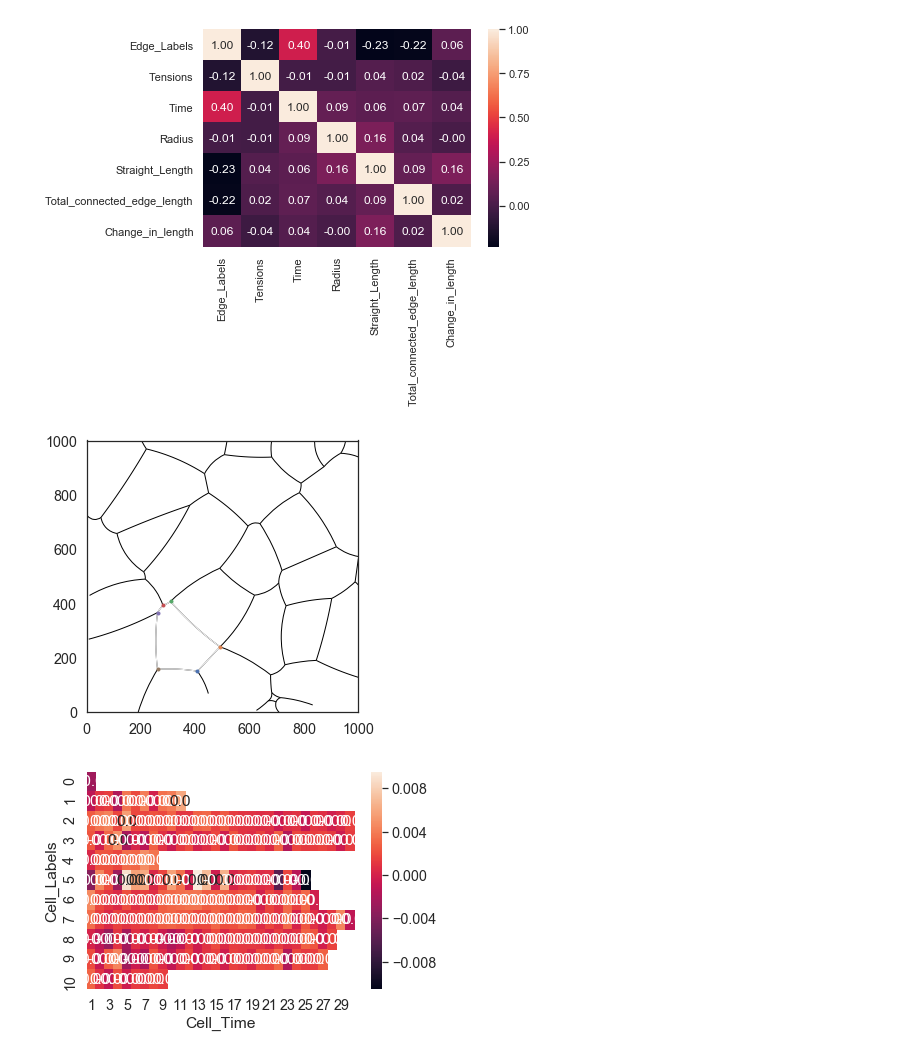
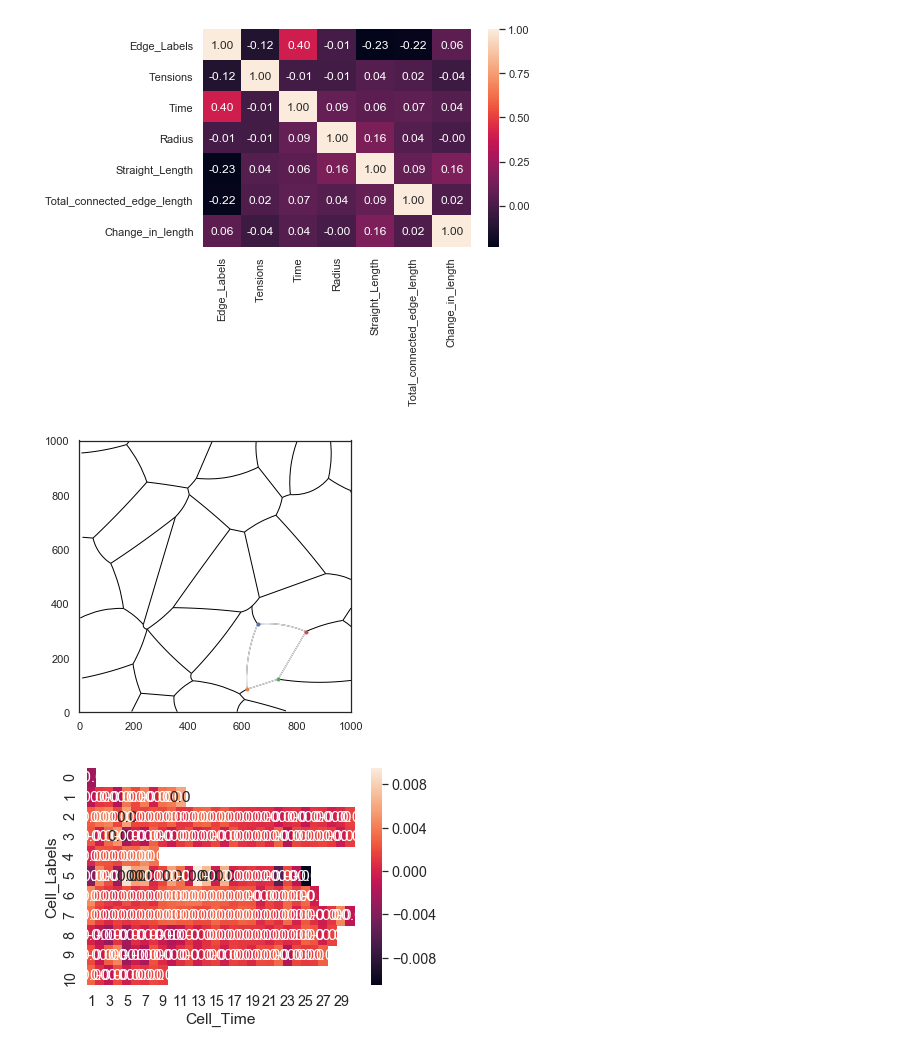
Before and after one commit to AllenCellModeling/DLITE, a Jupyter notebook: notebooks/Seaborn_plots.ipynb, the cells around one changed output. Cells and saved outputs as stored; diff of their text form; code cells hidden in the pictures.

```diff
--- a/notebooks/Seaborn_plots.ipynb
+++ b/notebooks/Seaborn_plots.ipynb
@@ -217,15 +217,16 @@ plt.show()
 # %%
 
 sns.set_style("white")
 fig, ax = plt.subplots(1,1, figsize = (8,5))
 ax.set(xlim = [0,1000], ylim = [0,1000],aspect = 1)
-cells = colonies['15'].cells
-edges = colonies['15'].tot_edges
+cells = colonies['28'].cells
+edges = colonies['28'].tot_edges
 [e.plot(ax, lw = 1, color = 'black') for e in edges]
 [c.plot(ax) for c in cells if c.label == 5]
+[cells[1].plot(ax)]
 plt.show()
 # %% [output]
-[figure, old version]
+[figure, new version]
 # %%
 import numpy as np
 df = cells_dataframe.pivot_table(index='Cell_Labels', columns='Cell_Time', values='Pressures', aggfunc=np.median)
```
Also changed, not shown: 8 other files.
